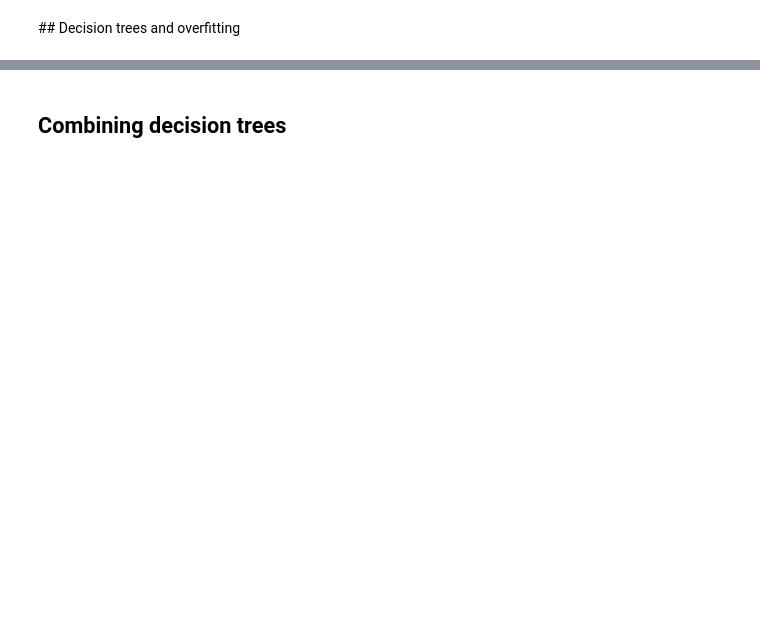
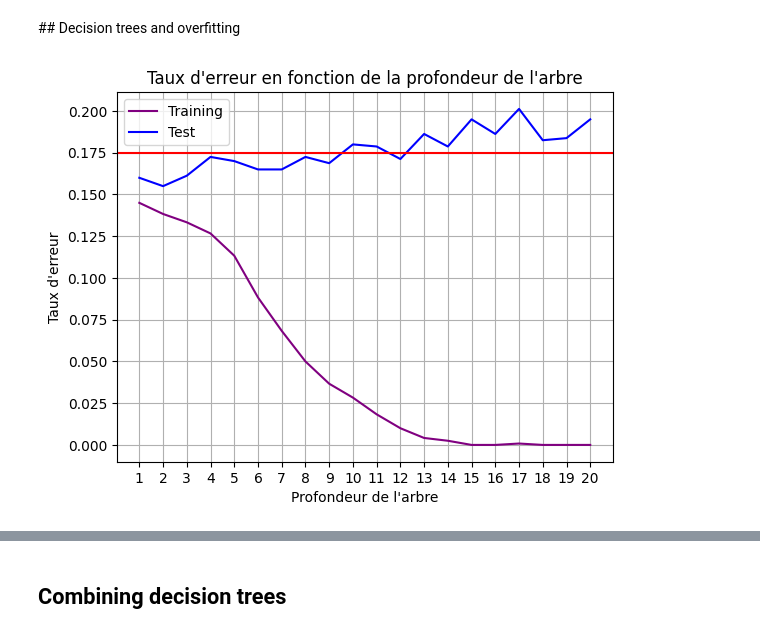
Before and after one commit to nathansourdrille/machine-learning, a Jupyter notebook: Decision_trees/TP9.ipynb, the cells around one changed output, grey strips where cells are left out. Cells and saved outputs as stored; diff of their text form; code cells hidden in the pictures; blank space fills up the shorter version.

```diff
--- a/Decision_trees/TP9.ipynb
+++ b/Decision_trees/TP9.ipynb
@@ -97,2 +100,18 @@ plt.show()
 # %% [markdown]
 ## Decision trees and overfitting
+# %%
+from sklearn.datasets import make_classification
+
+n = 2000
+n_features = 20
+n_classes = 2
+
+X, y = make_classification (n_samples=n, n_features=n_features,
+                            n_classes=n_classes, class_sep=0.9,
+                            random_state =11)
+# %%
+from sklearn.model_selection import train_test_split
+X_train, X_test, Y_train, Y_test = train_test_split(X,y,
+                                                    test_size=0.4,
+                                                   shuffle=True,
+                                                   random_state=42)
@@ -98,0 +121,25 @@ plt.show()
+# %%
+vect = np.arange(1,21,1)
+err_train = np.empty(vect.shape[0])
+err_test = np.empty(vect.shape[0])
+
+for depth in range (1 ,21):
+    dt = DecisionTreeClassifier(max_depth=depth).fit(X_train, Y_train)
+    i = depth - 1
+    err_train[i] = 1 - accuracy_score(Y_train, dt.predict(X_train))
+    err_test[i] = 1 - accuracy_score(Y_test, dt.predict(X_test))
+# %%
+plt.figure()
+plt.plot(vect, err_train, label="Training", c='purple')
+plt.plot(vect, err_test, label="Test", c='blue')
+plt.title("Taux d'erreur en fonction de la profondeur de l'arbre")
+plt.xlabel("Profondeur de l'arbre")
+plt.xticks(vect)
+plt.grid()
+seuil_err = 0.175
+plt.axhline(y=seuil_err, color="red")
+plt.ylabel("Taux d'erreur")
+plt.legend()
+plt.show()
+# %% [output]
+[figure, added]
```
Also changed, not shown: parts of 30 cells of this notebook.
